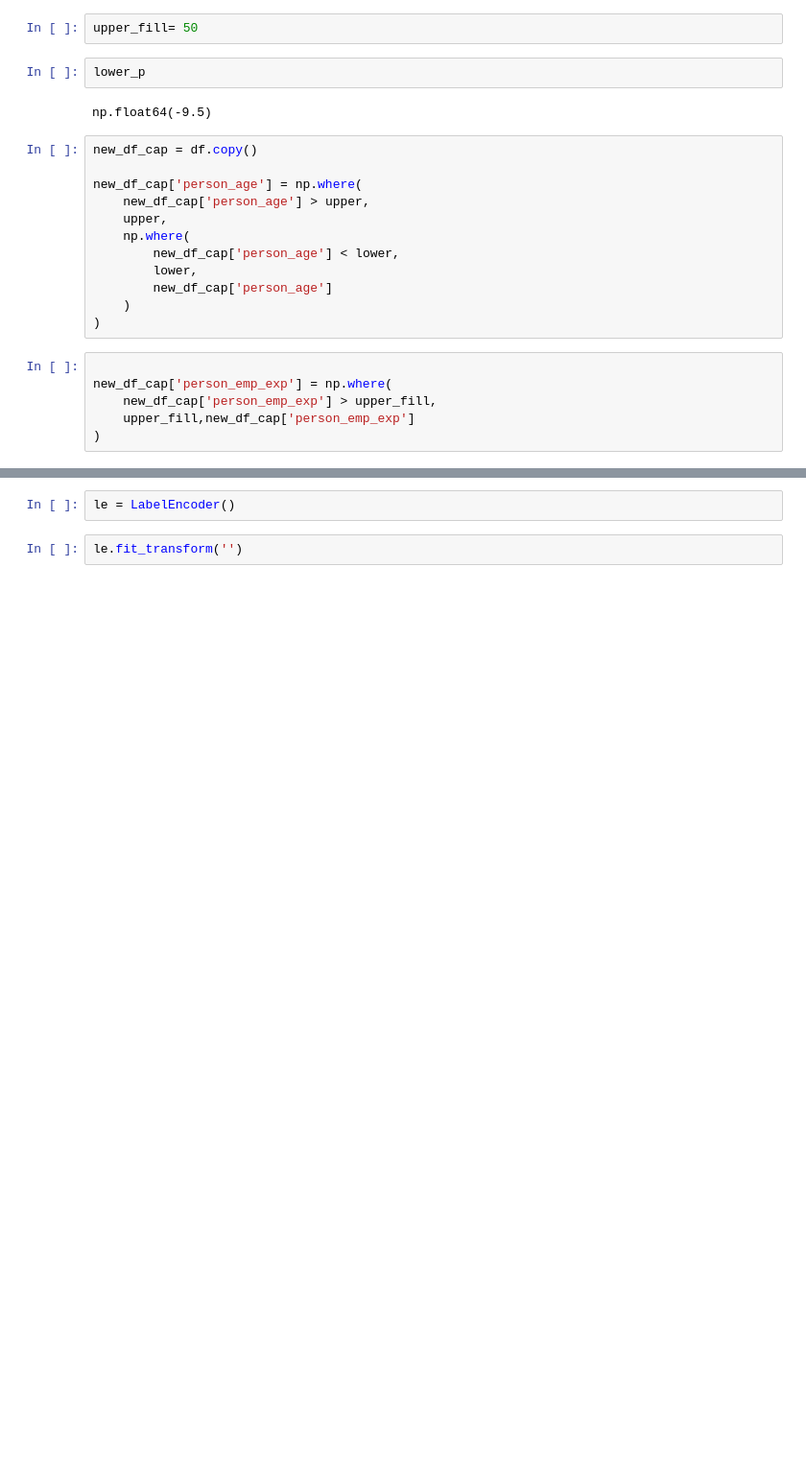
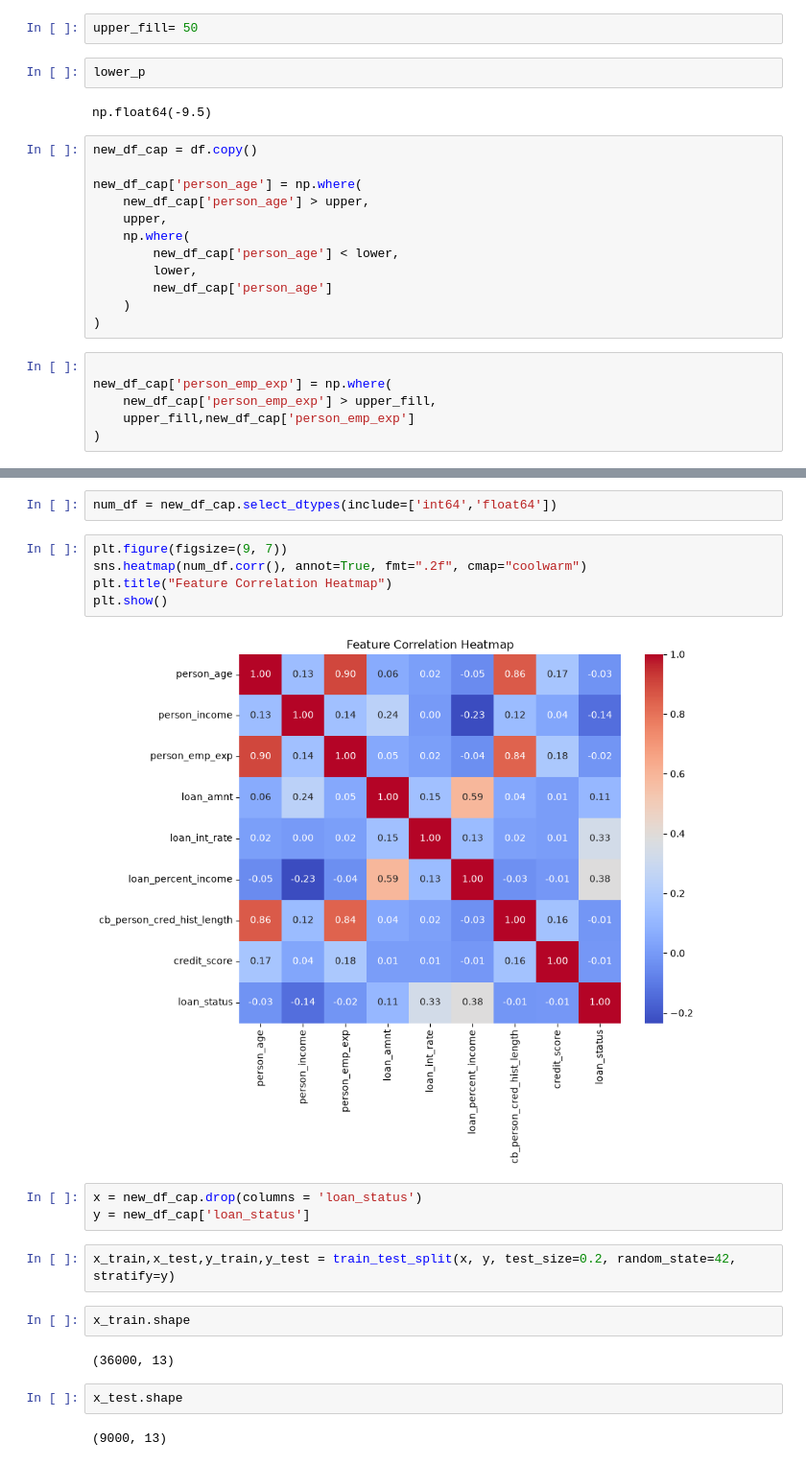
Before and after one commit to Adeel213/ML-Practice, a Jupyter notebook: Transformation.ipynb, the cells around one changed output, grey strips where cells are left out. Shown at 96% size. Cells and saved outputs as stored; diff of their text form; blank space fills up the shorter version.

```diff
--- a/Transformation.ipynb
+++ b/Transformation.ipynb
@@ -208,5 +213,23 @@ new_df_cap
 45000 rows × 14 columns
-# %%
-le = LabelEncoder()
-# %%
-le.fit_transform('')
+# %%
+num_df = new_df_cap.select_dtypes(include=['int64','float64'])
+# %%
+plt.figure(figsize=(9, 7))
+sns.heatmap(num_df.corr(), annot=True, fmt=".2f", cmap="coolwarm")
+plt.title("Feature Correlation Heatmap")
+plt.show()
+# %% [output]
+[figure, added]
+# %%
+x = new_df_cap.drop(columns = 'loan_status')
+y = new_df_cap['loan_status']
+# %%
+x_train,x_test,y_train,y_test = train_test_split(x, y, test_size=0.2, random_state=42, stratify=y)
+# %%
+x_train.shape
+# %% [output]
+(36000, 13)
+# %%
+x_test.shape
+# %% [output]
+(9000, 13)
```
Also changed, not shown: parts of 15 cells of this notebook, 1 other file.
